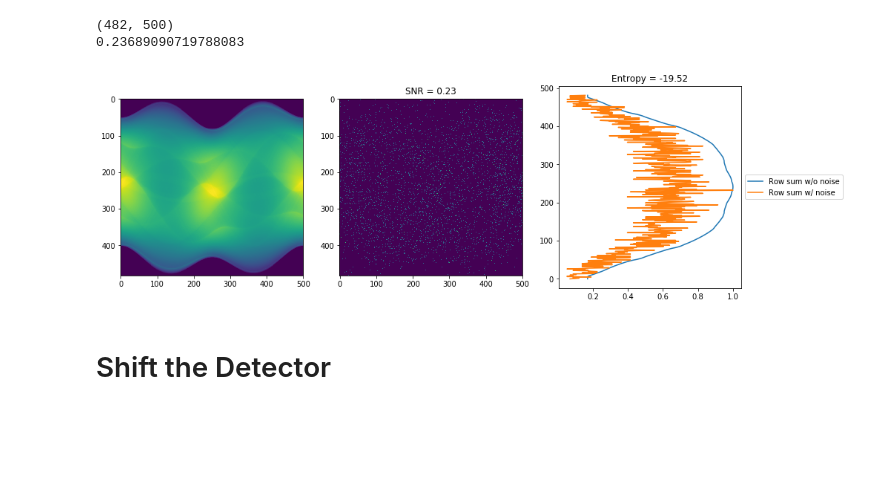
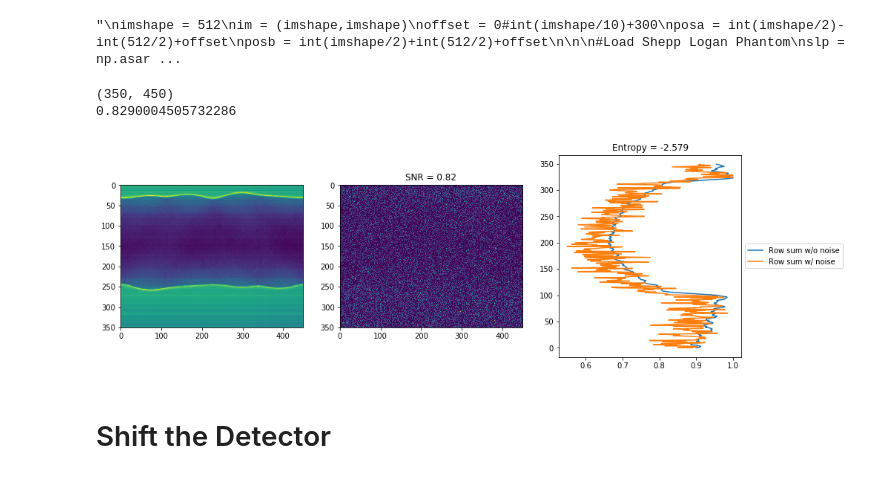
Before and after one commit to everettvacek/rotationCenter, a Jupyter notebook: Scan_crop_pad.ipynb, the cells around one changed output. Cells and saved outputs as stored; diff of their text form; code cells hidden in the pictures; blank space fills up the shorter version.

Commit message:
Brought up to date with Detector_shifting, Tested on real data, improved code organization

```diff
--- a/Scan_crop_pad.ipynb
+++ b/Scan_crop_pad.ipynb
@@ -12,0 +14,11 @@ from utils import add_noise, snr_calc
+# %%
+#h_sino = h5py.File('./sinograms/tomo_00001/tomo_00001.h5', 'r')
+h_sino = h5py.File('./sinograms/tomo_00064_to_00067/tomo_00067.h5', 'r')
+def print_attrs(name, obj):
+    print(name)
+    for key, val in obj.attrs.items():
+        print("    %s: %s" % (key, val))
+h_sino.visititems(print_attrs)
+data = h_sino['/exchange/data'][()]
+theta = h_sino['/exchange/theta']
+print(theta)
@@ -13,25 +43,28 @@ from utils import add_noise, snr_calc
 # %%
+'''
 imshape = 512
 im = (imshape,imshape)
 offset = 0#int(imshape/10)+300
 posa = int(imshape/2)-int(512/2)+offset
 posb = int(imshape/2)+int(512/2)+offset
 
-exposure = .1
-clip = 10000
+
 #Load Shepp Logan Phantom
 slp = np.asarray(plt.imread('./pictures/Shepp-Logan_Phantom.tif')[:,:], dtype= float)
 
 #Create space for offsetting phantom
 phantom=np.zeros(im)
-'''
+
 if posa > phantom.shape[0] or posb>phantom.shape[1]:
     phantom = slp[len(slp)-offset:len(slp)+offset,len(slp)-offset:len(slp)+offset]
 else:
     phantom[posa:posb,posa:posb] = slp
-'''
+
 phantom = slp[int(512/2)-int(imshape/2):int(512/2)+int(imshape/2),int(512/2)-int(imshape/2):int(512/2)+int(imshape/2)]
 #number_angles = 1000
+'''
+# %% [output]
+"\nimshape = 512\nim = (imshape,imshape)\noffset = 0#int(imshape/10)+300\nposa = int(imshape/2)-int(512/2)+offset\nposb = int(imshape/2)+int(512/2)+offset\n\n\n#Load Shepp Logan Phantom\nslp = np.asar ...
 # %%
 '''
 Circle = False
@@ -39,40 +72,41 @@ theta = np.linspace(0., 360, number_angles, endpoint=False)
 
 sinogram = radon(phantom, theta=theta, circle=Circle)
 np.save('sinogram2', sinogram)
 '''
-
-sinogram = np.clip(np.load('sinogram_off_center.npy'),clip, None)
-
+exposure = 1
+#clip = 10000
+#sinogram = np.clip(np.load('sinogram_off_center.npy'),clip, None)
+sinogram = np.transpose(data[:,300,:])
 added_noise = add_noise(sinogram, exposure)
 sinogram_noise = added_noise[0]
 sinogram_noise_snr = added_noise[1]
 
 rowsum = np.sum(sinogram, axis=1)
 rowsum_n = np.sum(sinogram_noise, axis=1)
 
 
 entropy = -int(np.mean(rowsum_n*np.log2(rowsum_n)))/1000
 
 
 plt.figure(figsize=(15,5))
 plt.subplot(131)
 plt.imshow(sinogram)
 plt.subplot(132)
 plt.imshow(sinogram_noise)
 plt.title('SNR = ' + str(sinogram_noise_snr)[0:4])
 plt.subplot(133)
-plt.plot(rowsum/np.max(rowsum), np.arange(0,sinogram.shape[0],1), label = 'Row sum w/o noise')
-plt.plot(rowsum_n/np.max(rowsum_n), np.arange(0,sinogram.shape[0],1), label = 'Row sum w/ noise')
+plt.plot(rowsum[::-1]/np.max(rowsum), np.arange(0,sinogram.shape[0],1), label = 'Row sum w/o noise')
+plt.plot(rowsum_n[::-1]/np.max(rowsum_n), np.arange(0,sinogram.shape[0],1), label = 'Row sum w/ noise')
 plt.legend(loc='center left', bbox_to_anchor=(1, 0.5))
 plt.title('Entropy = ' + str(entropy)[0:10])
 
 plt.show
 
 print(sinogram.shape)
 print(sinogram_noise_snr)
 # %% [output]
-(482, 500)
-0.23689090719788083
+(350, 450)
+0.8290004505732286
-[figure, old version]
+[figure, new version]
 # %% [markdown]
 # Shift the Detector
```
Also changed, not shown: parts of 8 cells of this notebook.
